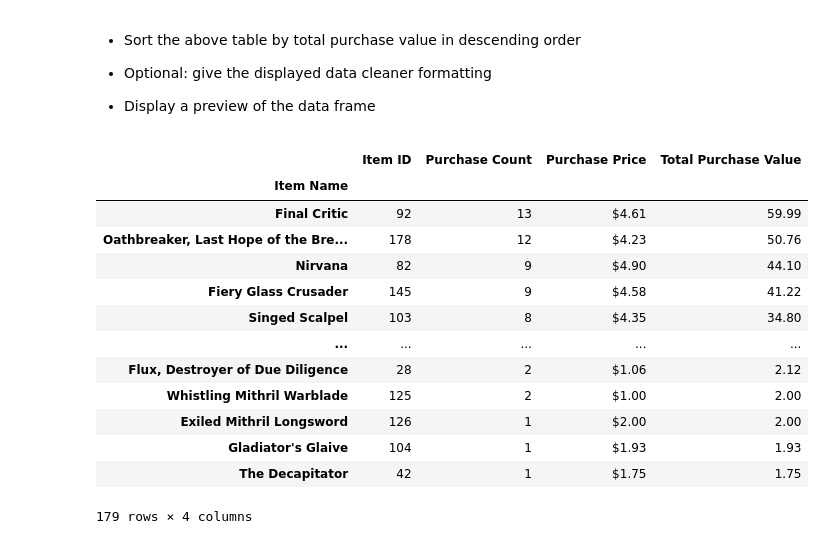
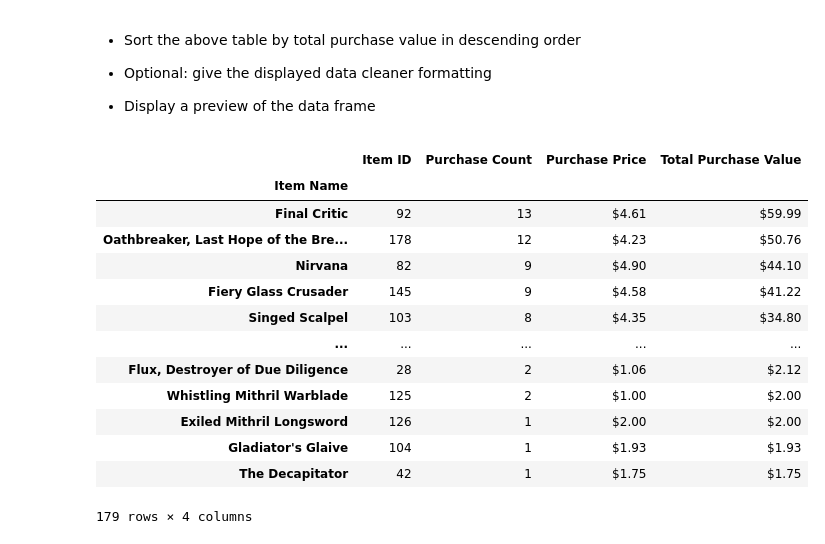
Before and after one commit to campbel94/pandas-challenge, a Jupyter notebook: HeroesOfPymoli_starter.ipynb, the cells around one changed output. Drawn from its saved outputs; the diff is of its cells as text; code cells hidden in the pictures.

```diff
--- a/HeroesOfPymoli_starter.ipynb
+++ b/HeroesOfPymoli_starter.ipynb
@@ -370,37 +345,32 @@ item_total_purchase_value_df.head(5)
 # %%
 pymoli_grouped_item_df = pymoli_df.groupby(['Item Name'])
 
 item_purchase_count = pymoli_grouped_item_df["Purchase ID"].count()
 item_purchase_price = pymoli_grouped_item_df["Price"].mean()
 item_total_purchase_value = pymoli_grouped_item_df["Price"].sum()
 item_item_id = pymoli_grouped_item_df["Item ID"].mean()
 
-item_purchase_price = item_purchase_price.astype(float).map("${:,.2f}".format)
-#item_total_purchase_value = item_total_purchase_value.astype(float).map("${:,.2f}".format)
-
 pymoli_grouped_item_summary_df = pd.DataFrame({"Item ID": item_item_id,
                                     "Purchase Count": item_purchase_count,
                                     "Purchase Price": item_purchase_price,
                                     "Total Purchase Value": item_total_purchase_value})
 
-#pymoli_grouped_item_summary_df["Purchase Price"] = pymoli_grouped_item_summary_df["Purchase Price"].map("${:.2f}".format)
-#pymoli_grouped_item_summary_df["Total Purchase Value"] = pymoli_grouped_item_summary_df["Total Purchase Value"].map("${:.2f}".format)
-
 item_total_purchase_value_df = pymoli_grouped_item_summary_df.sort_values("Total Purchase Value", ascending=False)
+item_total_purchase_value_df["Total Purchase Value"] = item_total_purchase_value_df["Total Purchase Value"].map("${:.2f}".format)
+item_total_purchase_value_df["Purchase Price"] = item_total_purchase_value_df["Purchase Price"].map("${:.2f}".format)
 item_total_purchase_value_df
-#item_total_purchase_value_df.to_csv('item_total_purchase_value_df.csv', encoding='utf-8', index=False)
 # %% [output]
 |  | Item ID | Purchase Count | Purchase Price | Total Purchase Value |
 | Item Name |  |  |  |  |
-| Final Critic | 92 | 13 | $4.61 | 59.99 |
-| Oathbreaker, Last Hope of the Bre... | 178 | 12 | $4.23 | 50.76 |
-| Nirvana | 82 | 9 | $4.90 | 44.10 |
-| Fiery Glass Crusader | 145 | 9 | $4.58 | 41.22 |
-| Singed Scalpel | 103 | 8 | $4.35 | 34.80 |
+| Final Critic | 92 | 13 | $4.61 | $59.99 |
+| Oathbreaker, Last Hope of the Bre... | 178 | 12 | $4.23 | $50.76 |
+| Nirvana | 82 | 9 | $4.90 | $44.10 |
+| Fiery Glass Crusader | 145 | 9 | $4.58 | $41.22 |
+| Singed Scalpel | 103 | 8 | $4.35 | $34.80 |
 | ... | ... | ... | ... | ... |
-| Flux, Destroyer of Due Diligence | 28 | 2 | $1.06 | 2.12 |
-| Whistling Mithril Warblade | 125 | 2 | $1.00 | 2.00 |
-| Exiled Mithril Longsword | 126 | 1 | $2.00 | 2.00 |
-| Gladiator's Glaive | 104 | 1 | $1.93 | 1.93 |
-| The Decapitator | 42 | 1 | $1.75 | 1.75 |
+| Flux, Destroyer of Due Diligence | 28 | 2 | $1.06 | $2.12 |
+| Whistling Mithril Warblade | 125 | 2 | $1.00 | $2.00 |
+| Exiled Mithril Longsword | 126 | 1 | $2.00 | $2.00 |
+| Gladiator's Glaive | 104 | 1 | $1.93 | $1.93 |
+| The Decapitator | 42 | 1 | $1.75 | $1.75 |
 179 rows × 4 columns
```
Also changed, not shown: parts of 6 cells of this notebook.
